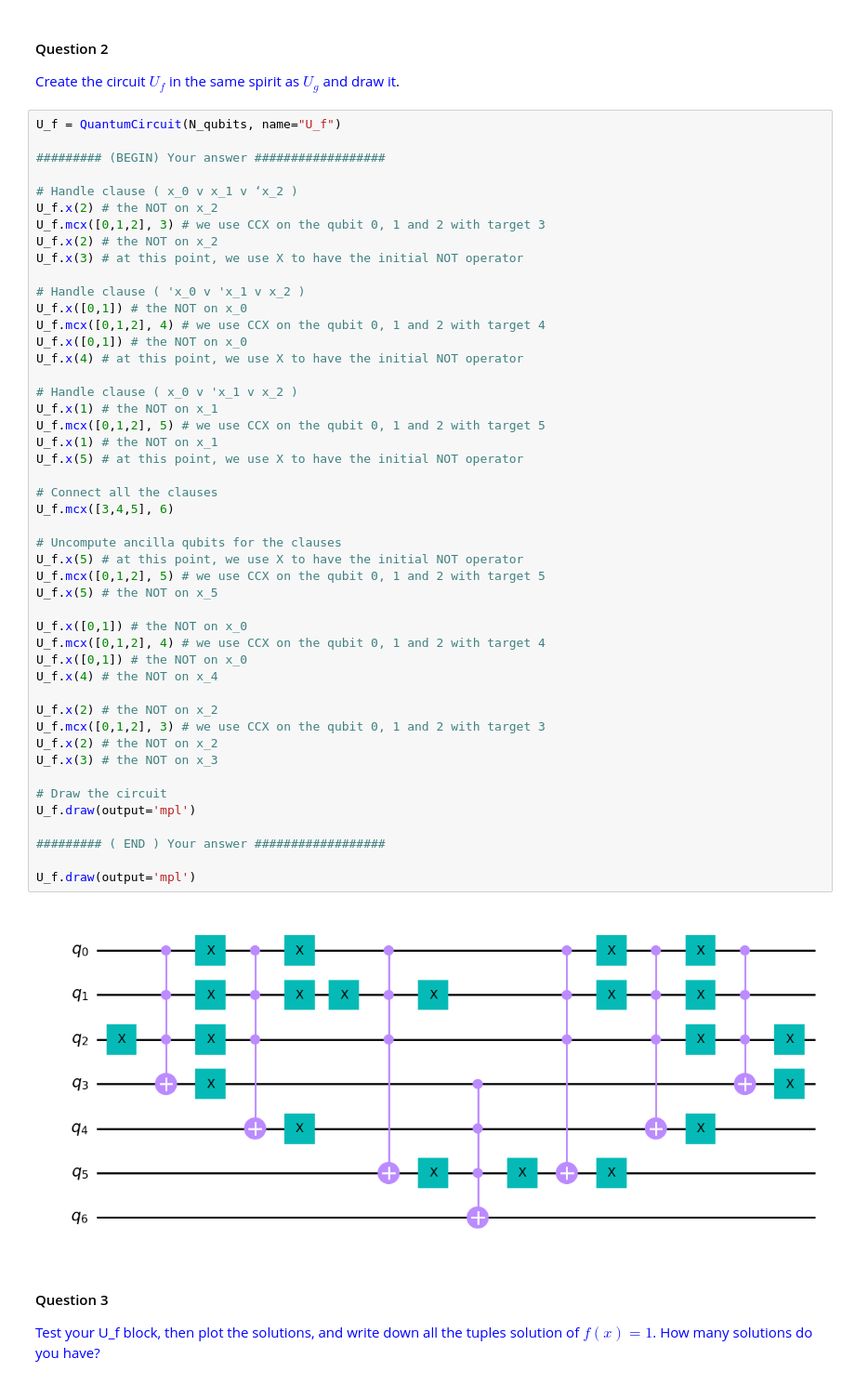
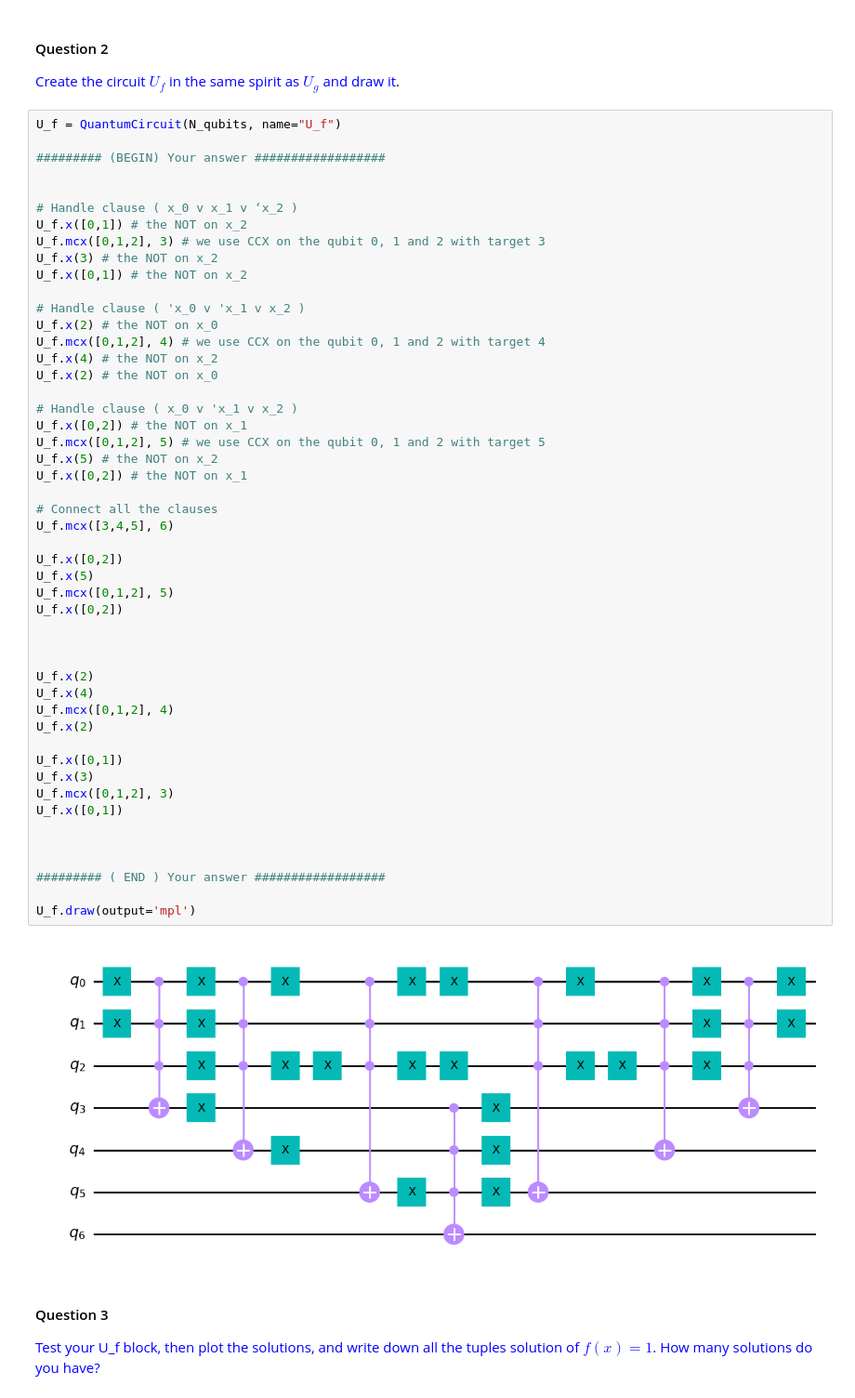
Before and after one commit to amit1221levi/Qcomputing_EPFL_Project, a Jupyter notebook: MiniProject-questions.ipynb, the cells around one changed output. Shown at 93% size. Cells and saved outputs as stored; diff of their text form.

```diff
--- a/MiniProject-questions.ipynb
+++ b/MiniProject-questions.ipynb
@@ -191,52 +194,54 @@ This $U_f$ block will be used as the oracle in the Grover's algorithm.
 # %%
 U_f = QuantumCircuit(N_qubits, name="U_f")
 
 ######### (BEGIN) Your answer ##################
 
+
 # Handle clause ( x_0 v x_1 v ‘x_2 )
-U_f.x(2) # the NOT on x_2
+U_f.x([0,1]) # the NOT on x_2
 U_f.mcx([0,1,2], 3) # we use CCX on the qubit 0, 1 and 2 with target 3
-U_f.x(2) # the NOT on x_2
-U_f.x(3) # at this point, we use X to have the initial NOT operator
+U_f.x(3) # the NOT on x_2
+U_f.x([0,1]) # the NOT on x_2
 
 # Handle clause ( 'x_0 v 'x_1 v x_2 )
-U_f.x([0,1]) # the NOT on x_0
+U_f.x(2) # the NOT on x_0
 U_f.mcx([0,1,2], 4) # we use CCX on the qubit 0, 1 and 2 with target 4
-U_f.x([0,1]) # the NOT on x_0
-U_f.x(4) # at this point, we use X to have the initial NOT operator
+U_f.x(4) # the NOT on x_2
+U_f.x(2) # the NOT on x_0
 
 # Handle clause ( x_0 v 'x_1 v x_2 )
-U_f.x(1) # the NOT on x_1
+U_f.x([0,2]) # the NOT on x_1
 U_f.mcx([0,1,2], 5) # we use CCX on the qubit 0, 1 and 2 with target 5
-U_f.x(1) # the NOT on x_1
-U_f.x(5) # at this point, we use X to have the initial NOT operator
+U_f.x(5) # the NOT on x_2
+U_f.x([0,2]) # the NOT on x_1
 
 # Connect all the clauses
 U_f.mcx([3,4,5], 6)
 
-# Uncompute ancilla qubits for the clauses
-U_f.x(5) # at this point, we use X to have the initial NOT operator
-U_f.mcx([0,1,2], 5) # we use CCX on the qubit 0, 1 and 2 with target 5
-U_f.x(5) # the NOT on x_5
+U_f.x([0,2])
+U_f.x(5)
+U_f.mcx([0,1,2], 5)
+U_f.x([0,2])
 
-U_f.x([0,1]) # the NOT on x_0
-U_f.mcx([0,1,2], 4) # we use CCX on the qubit 0, 1 and 2 with target 4
-U_f.x([0,1]) # the NOT on x_0
-U_f.x(4) # the NOT on x_4
 
-U_f.x(2) # the NOT on x_2
-U_f.mcx([0,1,2], 3) # we use CCX on the qubit 0, 1 and 2 with target 3
-U_f.x(2) # the NOT on x_2
-U_f.x(3) # the NOT on x_3
 
-# Draw the circuit
-U_f.draw(output='mpl')
+U_f.x(2)
+U_f.x(4)
+U_f.mcx([0,1,2], 4)
+U_f.x(2)
+
+U_f.x([0,1])
+U_f.x(3)
+U_f.mcx([0,1,2], 3)
+U_f.x([0,1])
+
+
 
 ######### ( END ) Your answer ##################
 
 U_f.draw(output='mpl')
 # %% [output]
-[figure, old version]
+[figure, new version]
 # %% [markdown]
 #### Question 3
 
```
Also changed, not shown: parts of 10 cells of this notebook.
